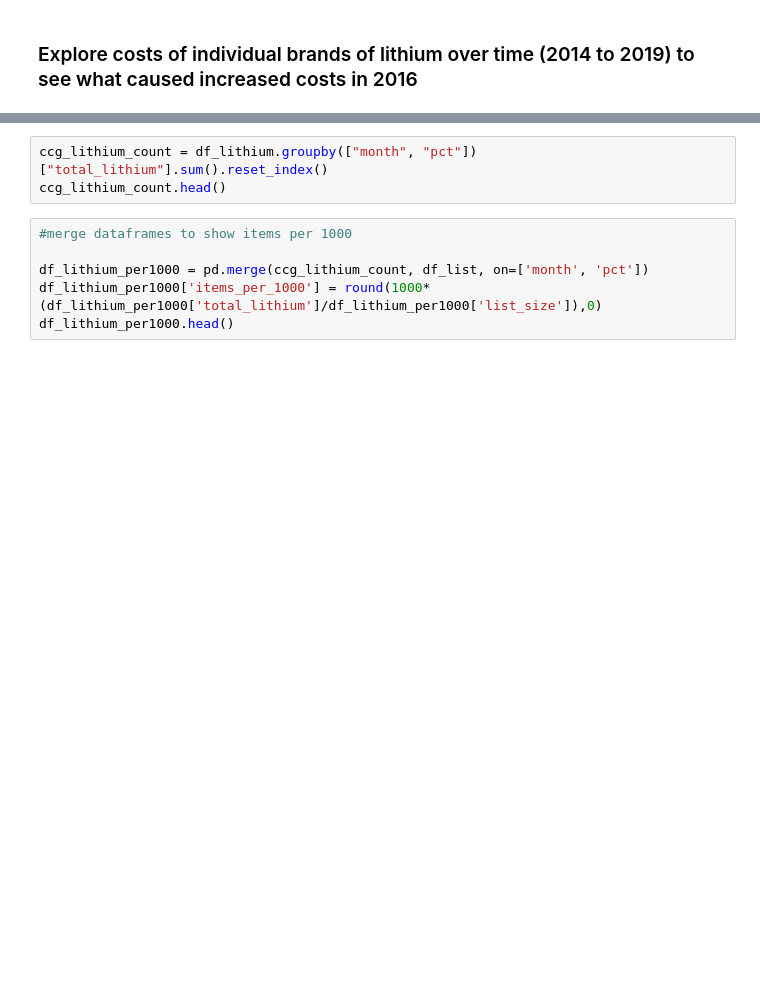
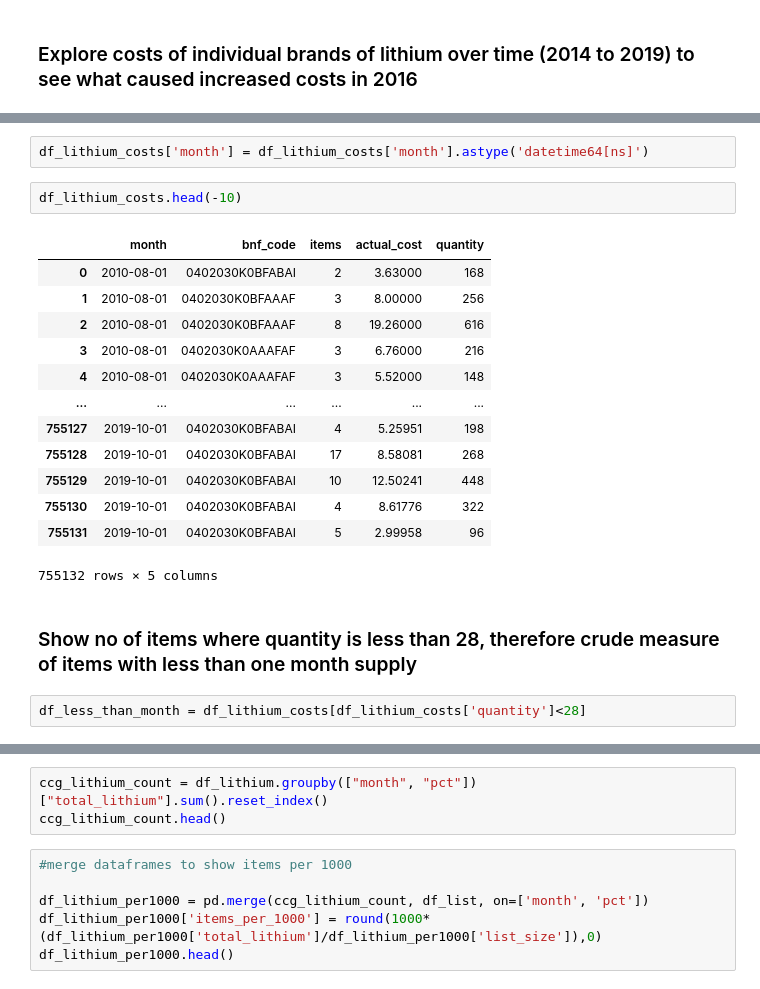
Before and after one commit to orlamac/lithium-paper, a Jupyter notebook: Lithium prescribing trends_update.ipynb, the cells around one changed output, grey strips where cells are left out. Drawn from its saved outputs; the diff is of its cells as text; blank space fills up the shorter version.

```diff
--- a/Lithium prescribing trends_update.ipynb
+++ b/Lithium prescribing trends_update.ipynb
@@ -259,0 +252,22 @@ GenericGBQException: Reason: 400 Syntax error: Unexpected keyword GROUP at [26:1
+# %%
+df_lithium_costs['month'] = df_lithium_costs['month'].astype('datetime64[ns]')
+# %%
+df_lithium_costs.head(-10)
+# %% [output]
+|  | month | bnf_code | items | actual_cost | quantity |
+| 0 | 2010-08-01 | 0402030K0BFABAI | 2 | 3.63000 | 168 |
+| 1 | 2010-08-01 | 0402030K0BFAAAF | 3 | 8.00000 | 256 |
+| 2 | 2010-08-01 | 0402030K0BFAAAF | 8 | 19.26000 | 616 |
+| 3 | 2010-08-01 | 0402030K0AAAFAF | 3 | 6.76000 | 216 |
+| 4 | 2010-08-01 | 0402030K0AAAFAF | 3 | 5.52000 | 148 |
+| ... | ... | ... | ... | ... | ... |
+| 755127 | 2019-10-01 | 0402030K0BFABAI | 4 | 5.25951 | 198 |
+| 755128 | 2019-10-01 | 0402030K0BFABAI | 17 | 8.58081 | 268 |
+| 755129 | 2019-10-01 | 0402030K0BFABAI | 10 | 12.50241 | 448 |
+| 755130 | 2019-10-01 | 0402030K0BFABAI | 4 | 8.61776 | 322 |
+| 755131 | 2019-10-01 | 0402030K0BFABAI | 5 | 2.99958 | 96 |
+755132 rows × 5 columns
+# %% [markdown]
+### Show no of items where quantity is less than 28, therefore crude measure of items with less than one month supply
+# %%
+df_less_than_month = df_lithium_costs[df_lithium_costs['quantity']<28]
```
Also changed, not shown: parts of 11 cells of this notebook.
